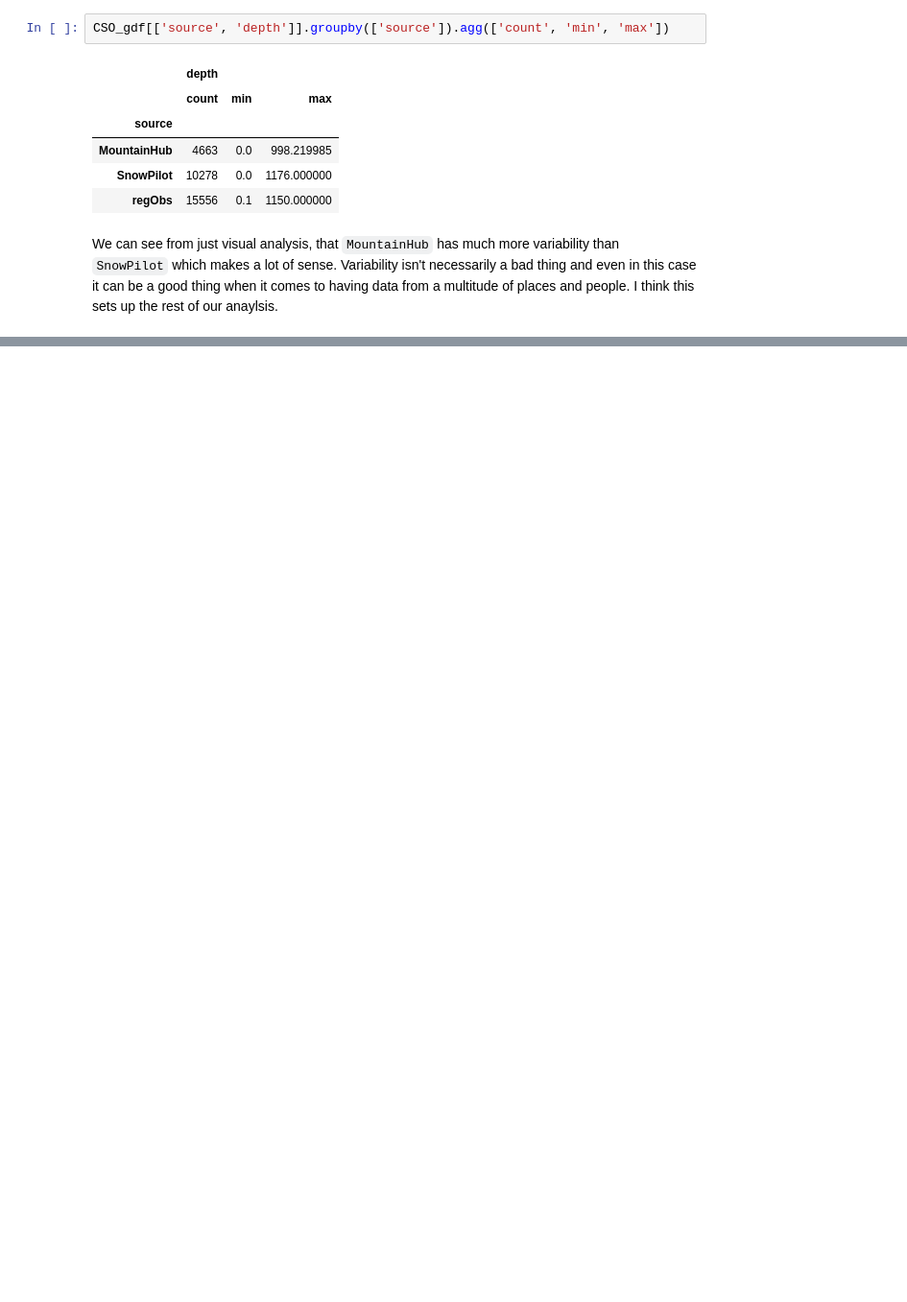
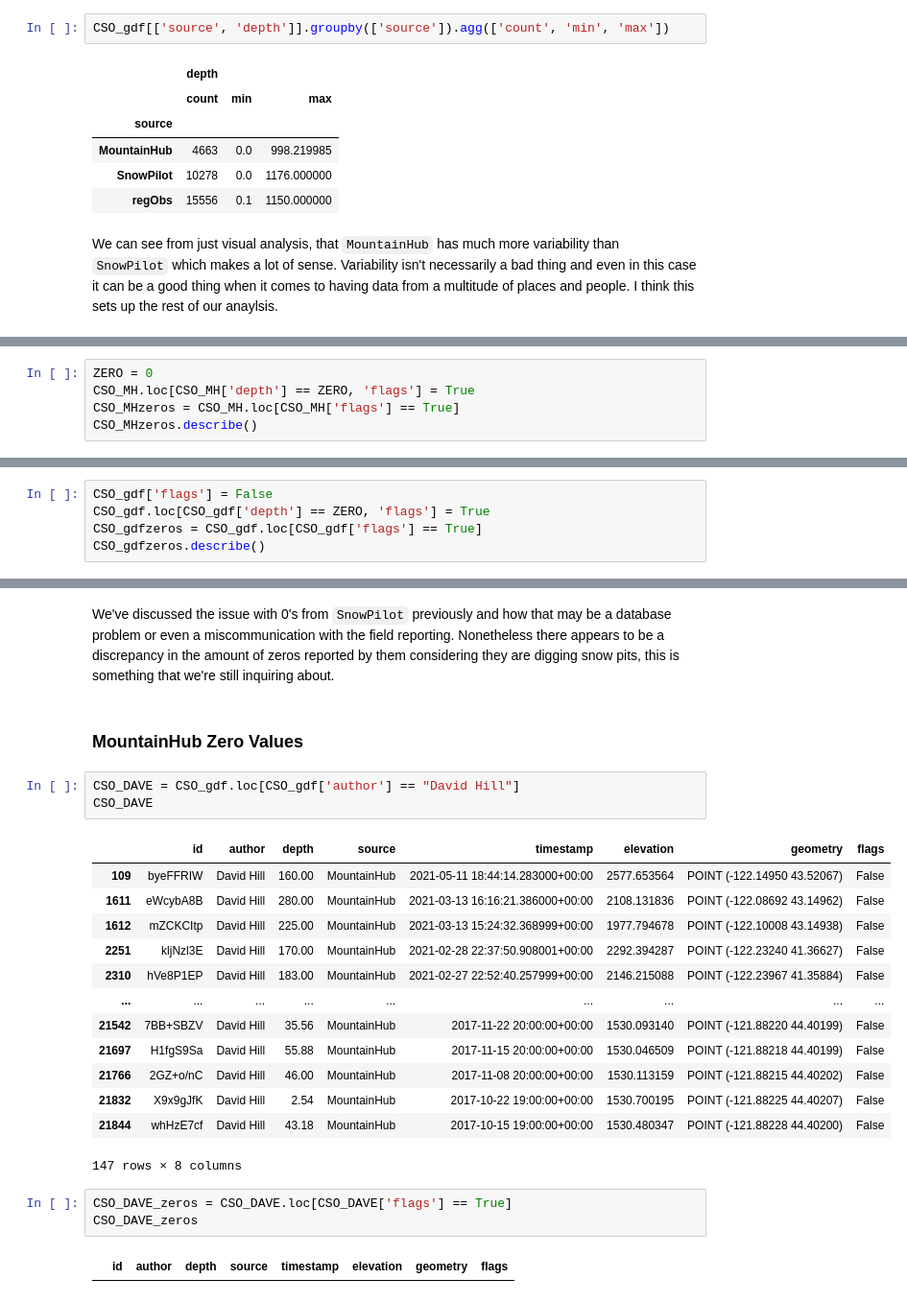
Before and after one commit to kamranwithak/CSOQaQc, a Jupyter notebook: CSOAnalysis.ipynb, the cells around one changed output, grey strips where cells are left out. Shown at 96% size. Cells and saved outputs as stored; diff of their text form; blank space fills up the shorter version.

```diff
--- a/CSOAnalysis.ipynb
+++ b/CSOAnalysis.ipynb
@@ -96,2 +104,7 @@ We can see from just visual analysis, that `MountainHub` has much more variabili
 
 Building off of much of the information in `CSOZeros.ipynb` but now mainly focused on how `MountainHub` compares to the rest of the data. Small depth values are very interesting especially with the inconsistencies revolving around `SnowPilot`. It's a way for us to look at one of the 2 extremes for data collection and to see how the Citizen Science data collection compares to more contained forms of data aquisition.
+# %%
+ZERO = 0
+CSO_MH.loc[CSO_MH['depth'] == ZERO, 'flags'] = True
+CSO_MHzeros = CSO_MH.loc[CSO_MH['flags'] == True]
+CSO_MHzeros.describe()
@@ -97,0 +126,5 @@ Building off of much of the information in `CSOZeros.ipynb` but now mainly focus
+# %%
+CSO_gdf['flags'] = False
+CSO_gdf.loc[CSO_gdf['depth'] == ZERO, 'flags'] = True
+CSO_gdfzeros = CSO_gdf.loc[CSO_gdf['flags'] == True]
+CSO_gdfzeros.describe()
@@ -97,0 +151,26 @@ Building off of much of the information in `CSOZeros.ipynb` but now mainly focus
+# %% [markdown]
+We've discussed the issue with 0's from `SnowPilot` previously and how that may be a database problem or even a miscommunication with the field reporting. Nonetheless there appears to be a discrepancy in the amount of zeros reported by them considering they are digging snow pits, this is something that we're still inquiring about.
+# %% [markdown]
+### MountainHub Zero Values
+# %%
+CSO_DAVE = CSO_gdf.loc[CSO_gdf['author'] == "David Hill"]
+CSO_DAVE
+# %% [output]
+|  | id | author | depth | source | timestamp | elevation | geometry | flags |
+| 109 | byeFFRIW | David Hill | 160.00 | MountainHub | 2021-05-11 18:44:14.283000+00:00 | 2577.653564 | POINT (-122.14950 43.52067) | False |
+| 1611 | eWcybA8B | David Hill | 280.00 | MountainHub | 2021-03-13 16:16:21.386000+00:00 | 2108.131836 | POINT (-122.08692 43.14962) | False |
+| 1612 | mZCKCItp | David Hill | 225.00 | MountainHub | 2021-03-13 15:24:32.368999+00:00 | 1977.794678 | POINT (-122.10008 43.14938) | False |
+| 2251 | kljNzl3E | David Hill | 170.00 | MountainHub | 2021-02-28 22:37:50.908001+00:00 | 2292.394287 | POINT (-122.23240 41.36627) | False |
+| 2310 | hVe8P1EP | David Hill | 183.00 | MountainHub | 2021-02-27 22:52:40.257999+00:00 | 2146.215088 | POINT (-122.23967 41.35884) | False |
+| ... | ... | ... | ... | ... | ... | ... | ... | ... |
+| 21542 | 7BB+SBZV | David Hill | 35.56 | MountainHub | 2017-11-22 20:00:00+00:00 | 1530.093140 | POINT (-121.88220 44.40199) | False |
+| 21697 | H1fgS9Sa | David Hill | 55.88 | MountainHub | 2017-11-15 20:00:00+00:00 | 1530.046509 | POINT (-121.88218 44.40199) | False |
+| 21766 | 2GZ+o/nC | David Hill | 46.00 | MountainHub | 2017-11-08 20:00:00+00:00 | 1530.113159 | POINT (-121.88215 44.40202) | False |
+| 21832 | X9x9gJfK | David Hill | 2.54 | MountainHub | 2017-10-22 19:00:00+00:00 | 1530.700195 | POINT (-121.88225 44.40207) | False |
+| 21844 | whHzE7cf | David Hill | 43.18 | MountainHub | 2017-10-15 19:00:00+00:00 | 1530.480347 | POINT (-121.88228 44.40200) | False |
+147 rows × 8 columns
+# %%
+CSO_DAVE_zeros = CSO_DAVE.loc[CSO_DAVE['flags'] == True]
+CSO_DAVE_zeros
+# %% [output]
+|  | id | author | depth | source | timestamp | elevation | geometry | flags |
```
Also changed, not shown: parts of 21 cells of this notebook.
